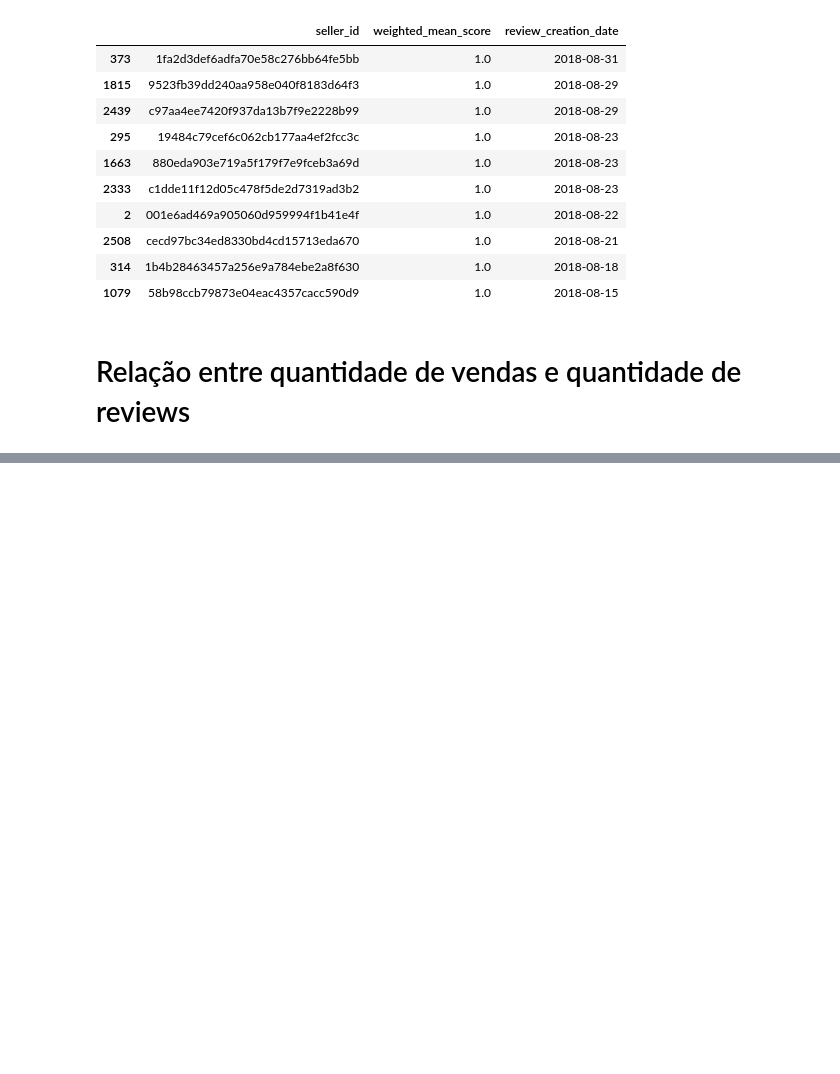
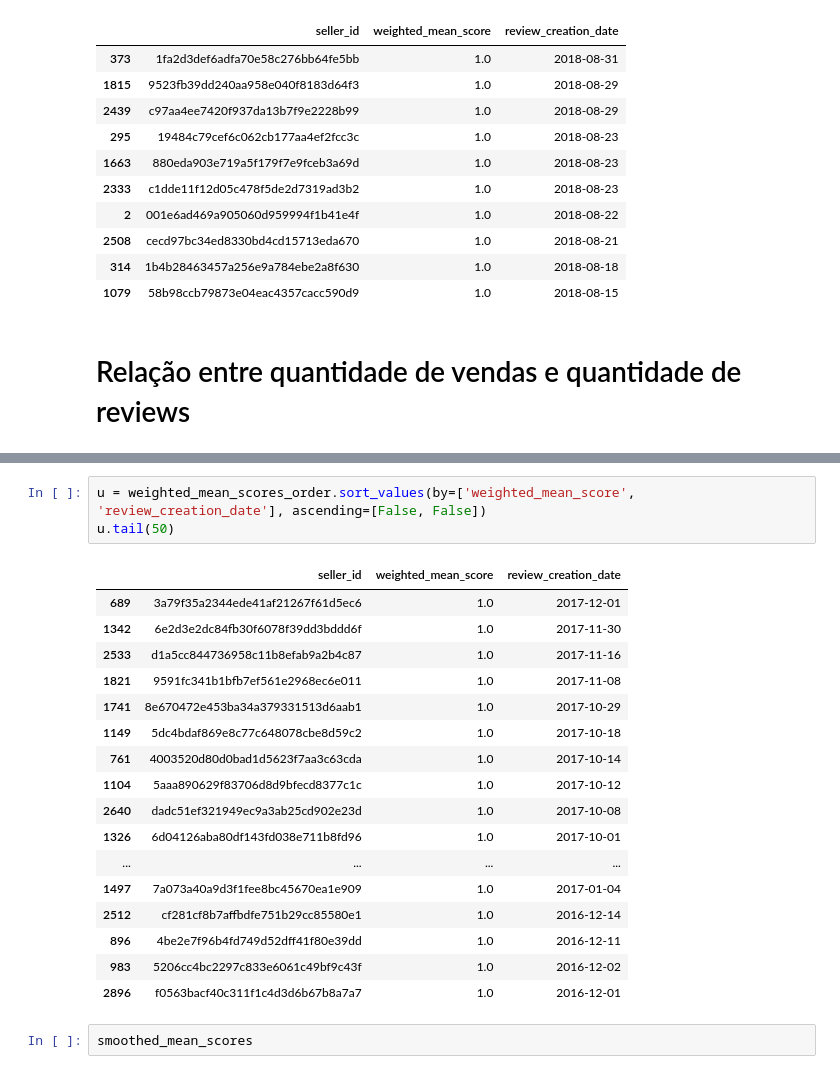
Before and after one commit to BaRobles/Compass_Data_Science, a Jupyter notebook: 1.Sprint.Compass.ipynb, the cells around one changed output, grey strips where cells are left out. Cells and saved outputs as stored; diff of their text form; blank space fills up the shorter version.

```diff
--- a/1.Sprint.Compass.ipynb
+++ b/1.Sprint.Compass.ipynb
@@ -935,0 +1023,23 @@ olist_orders_filtrado['order_status']
+# %%
+u = weighted_mean_scores_order.sort_values(by=['weighted_mean_score', 'review_creation_date'], ascending=[False, False])
+u.tail(50)
+# %% [output]
+|  | seller_id | weighted_mean_score | review_creation_date |
+| 689 | 3a79f35a2344ede41af21267f61d5ec6 | 1.0 | 2017-12-01 |
+| 1342 | 6e2d3e2dc84fb30f6078f39dd3bddd6f | 1.0 | 2017-11-30 |
+| 2533 | d1a5cc844736958c11b8efab9a2b4c87 | 1.0 | 2017-11-16 |
+| 1821 | 9591fc341b1bfb7ef561e2968ec6e011 | 1.0 | 2017-11-08 |
+| 1741 | 8e670472e453ba34a379331513d6aab1 | 1.0 | 2017-10-29 |
+| 1149 | 5dc4bdaf869e8c77c648078cbe8d59c2 | 1.0 | 2017-10-18 |
+| 761 | 4003520d80d0bad1d5623f7aa3c63cda | 1.0 | 2017-10-14 |
+| 1104 | 5aaa890629f83706d8d9bfecd8377c1c | 1.0 | 2017-10-12 |
+| 2640 | dadc51ef321949ec9a3ab25cd902e23d | 1.0 | 2017-10-08 |
+| 1326 | 6d04126aba80df143fd038e711b8fd96 | 1.0 | 2017-10-01 |
+| ... | ... | ... | ... |
+| 1497 | 7a073a40a9d3f1fee8bc45670ea1e909 | 1.0 | 2017-01-04 |
+| 2512 | cf281cf8b7affbdfe751b29cc85580e1 | 1.0 | 2016-12-14 |
+| 896 | 4be2e7f96b4fd749d52dff41f80e39dd | 1.0 | 2016-12-11 |
+| 983 | 5206cc4bc2297c833e6061c49bf9c43f | 1.0 | 2016-12-02 |
+| 2896 | f0563bacf40c311f1c4d3d6b67b8a7a7 | 1.0 | 2016-12-01 |
+# %%
+smoothed_mean_scores
```
Also changed, not shown: parts of 12 cells of this notebook.
